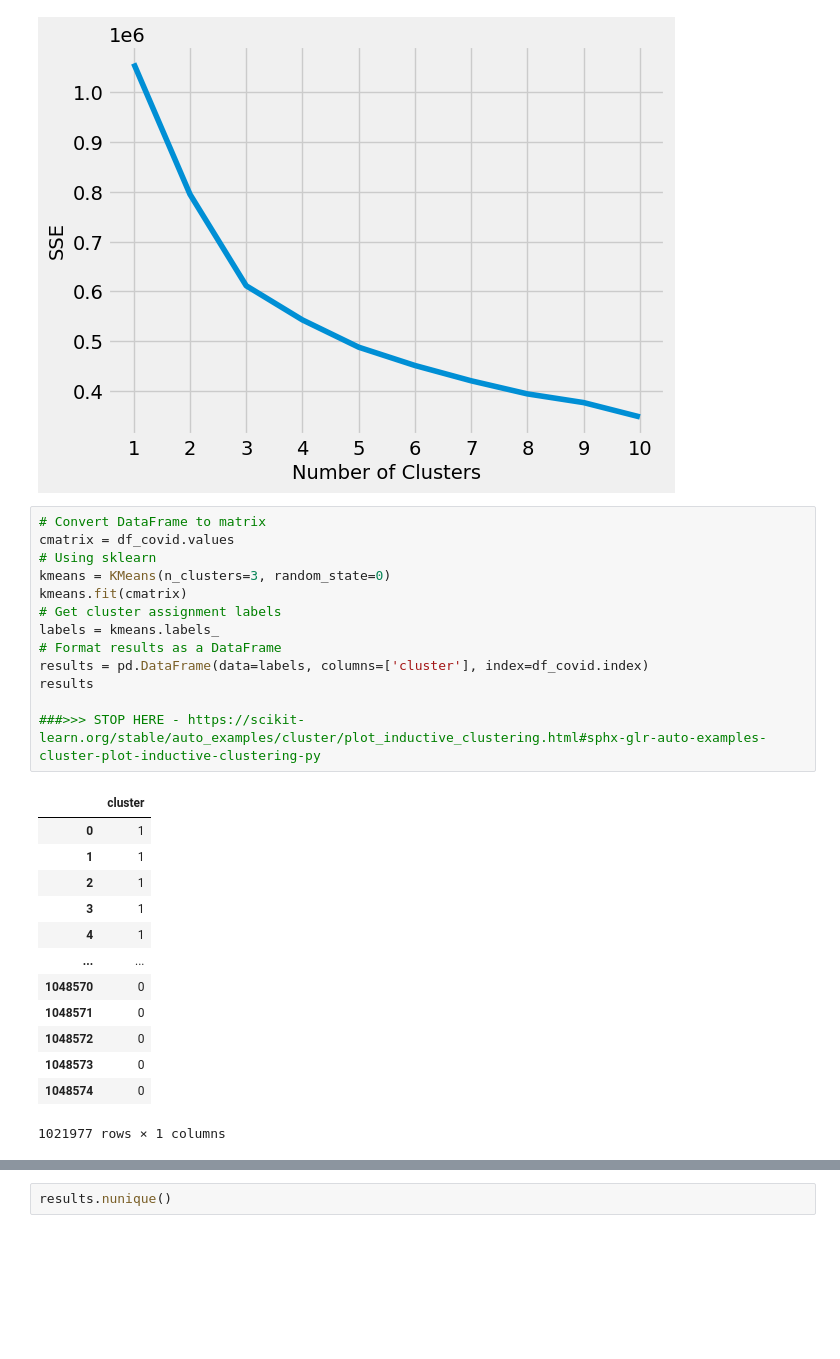
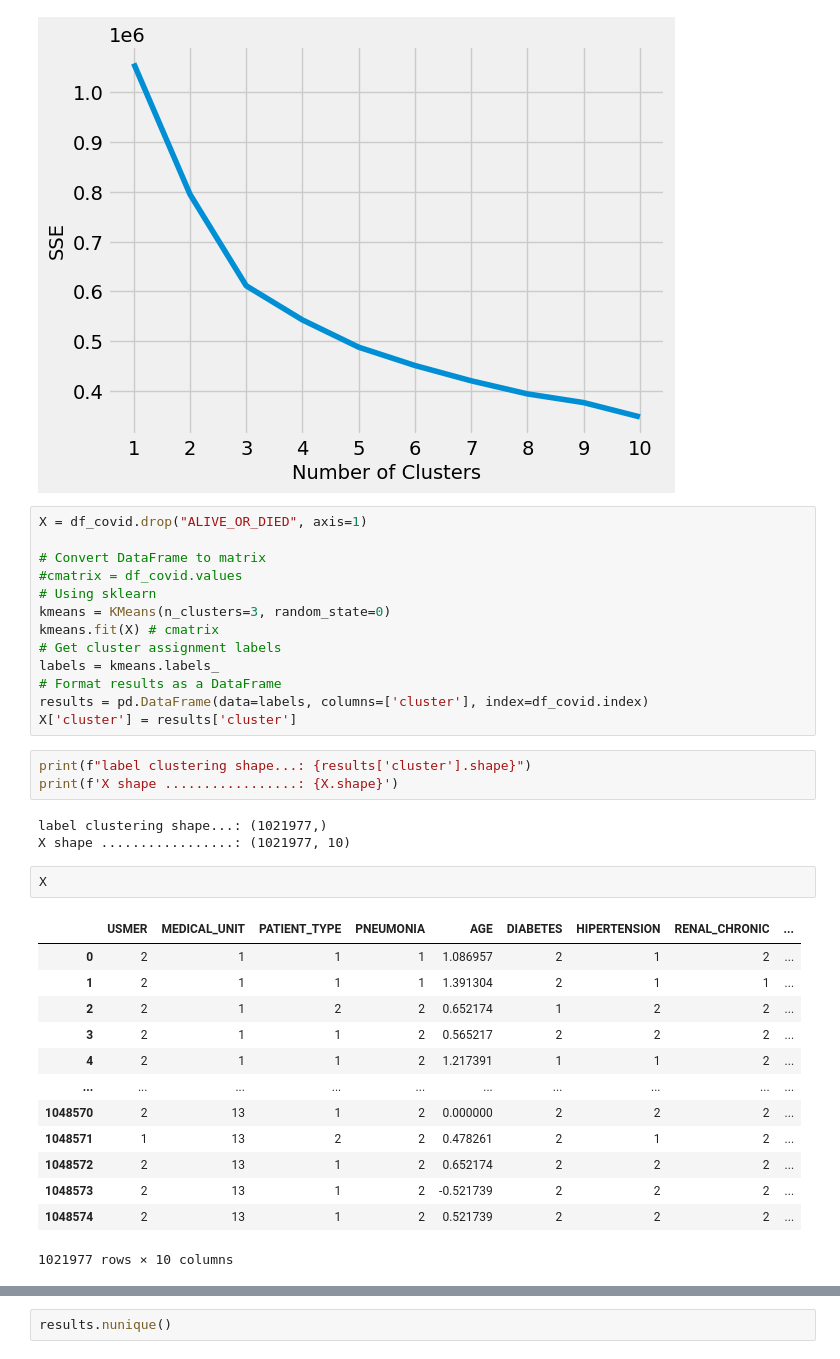
Before and after one commit to andvsilva/sentiment-analysis-deep-learning, a Jupyter notebook: notebooks/clustering.ipynb, the cells around one changed output, grey strips where cells are left out. Cells and saved outputs as stored; diff of their text form; blank space fills up the shorter version.

```diff
--- a/notebooks/clustering.ipynb
+++ b/notebooks/clustering.ipynb
@@ -583,29 +557,37 @@ plt.show()
 # %% [output]
 [figure]
 # %%
+X = df_covid.drop("ALIVE_OR_DIED", axis=1)
+
 # Convert DataFrame to matrix
-cmatrix = df_covid.values
+#cmatrix = df_covid.values
 # Using sklearn
 kmeans = KMeans(n_clusters=3, random_state=0)
-kmeans.fit(cmatrix)
+kmeans.fit(X) # cmatrix
 # Get cluster assignment labels
 labels = kmeans.labels_
 # Format results as a DataFrame
 results = pd.DataFrame(data=labels, columns=['cluster'], index=df_covid.index)
-results
-
-###>>> STOP HERE - https://scikit-learn.org/stable/auto_examples/cluster/plot_inductive_clustering.html#sphx-glr-auto-examples-cluster-plot-inductive-clustering-py
+X['cluster'] = results['cluster']
-# %% [output]
-|  | cluster |
-| 0 | 1 |
-| 1 | 1 |
-| 2 | 1 |
-| 3 | 1 |
-| 4 | 1 |
-| ... | ... |
-| 1048570 | 0 |
-| 1048571 | 0 |
-| 1048572 | 0 |
-| 1048573 | 0 |
-| 1048574 | 0 |
-1021977 rows × 1 columns
+# %%
+print(f"label clustering shape...: {results['cluster'].shape}")
+print(f'X shape .................: {X.shape}')
+# %% [output]
+label clustering shape...: (1021977,)
+X shape .................: (1021977, 10)
+# %%
+X
+# %% [output]
+|  | USMER | MEDICAL_UNIT | PATIENT_TYPE | PNEUMONIA | AGE | DIABETES | HIPERTENSION | RENAL_CHRONIC | ... |
+| 0 | 2 | 1 | 1 | 1 | 1.086957 | 2 | 1 | 2 | ... |
+| 1 | 2 | 1 | 1 | 1 | 1.391304 | 2 | 1 | 1 | ... |
+| 2 | 2 | 1 | 2 | 2 | 0.652174 | 1 | 2 | 2 | ... |
+| 3 | 2 | 1 | 1 | 2 | 0.565217 | 2 | 2 | 2 | ... |
+| 4 | 2 | 1 | 1 | 2 | 1.217391 | 1 | 1 | 2 | ... |
+| ... | ... | ... | ... | ... | ... | ... | ... | ... | ... |
+| 1048570 | 2 | 13 | 1 | 2 | 0.000000 | 2 | 2 | 2 | ... |
+| 1048571 | 1 | 13 | 2 | 2 | 0.478261 | 2 | 1 | 2 | ... |
+| 1048572 | 2 | 13 | 1 | 2 | 0.652174 | 2 | 2 | 2 | ... |
+| 1048573 | 2 | 13 | 1 | 2 | -0.521739 | 2 | 2 | 2 | ... |
+| 1048574 | 2 | 13 | 1 | 2 | 0.521739 | 2 | 2 | 2 | ... |
+1021977 rows × 10 columns
```
Also changed, not shown: parts of 38 cells of this notebook.
